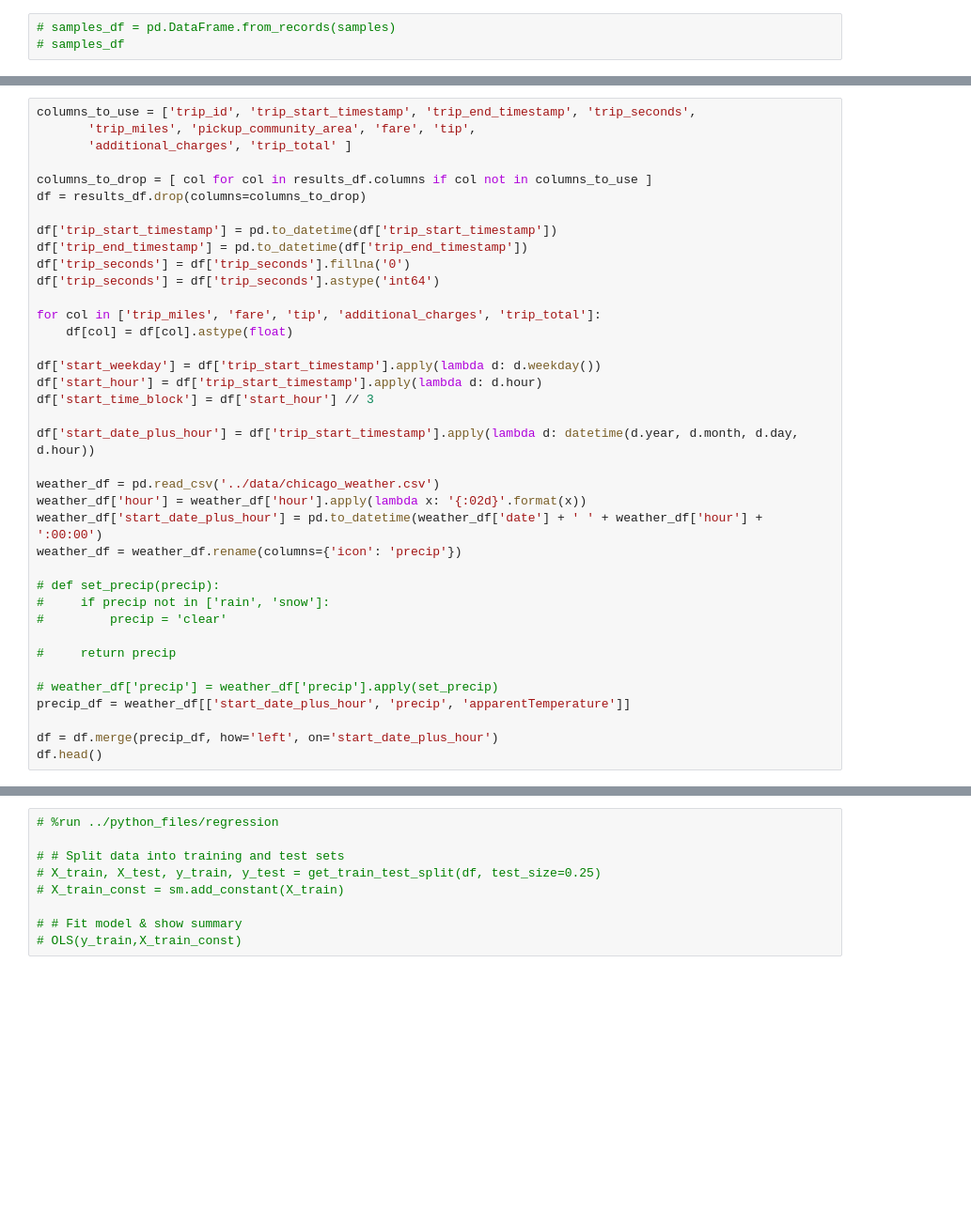
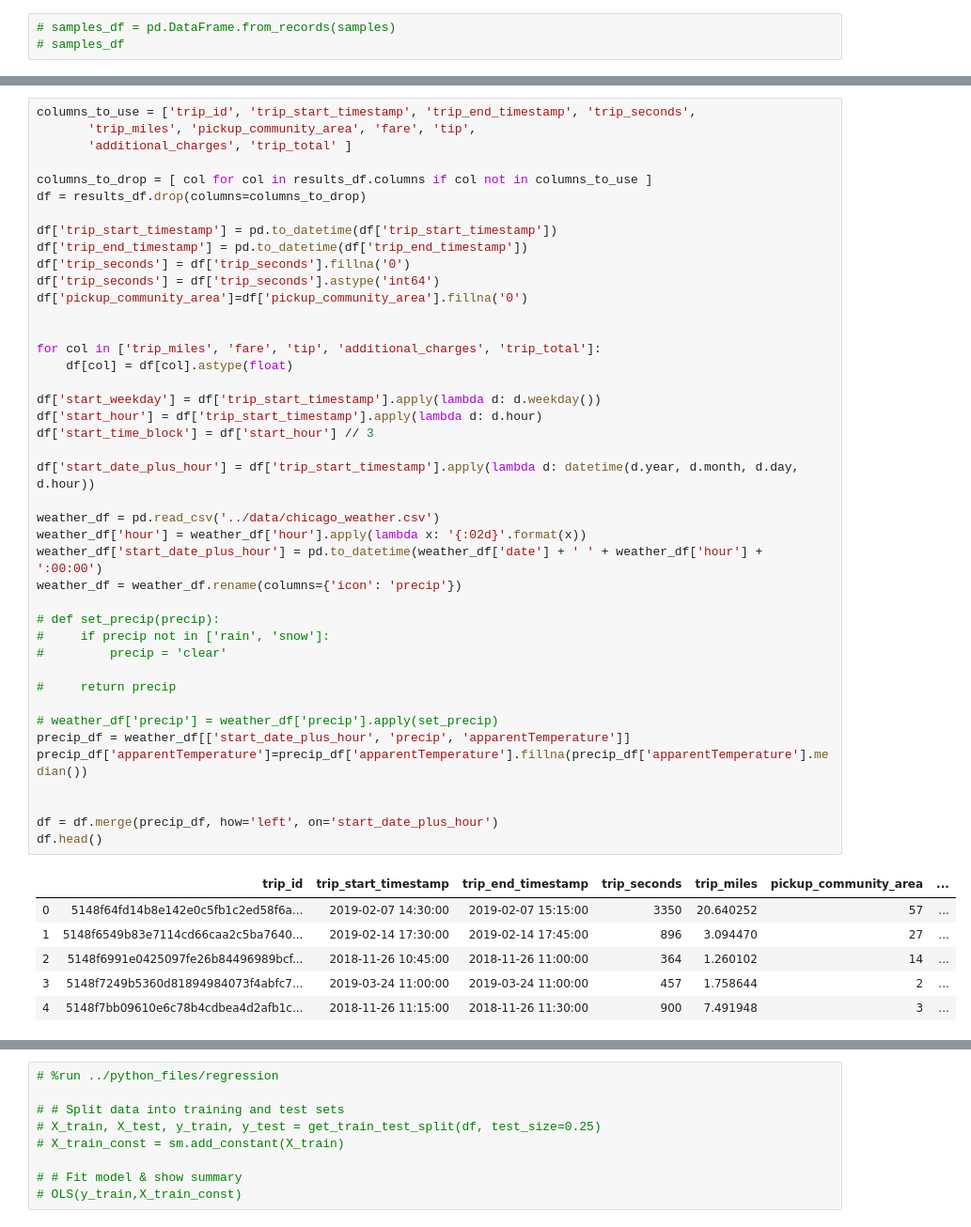
Before and after one commit to muoyo/chicago-ridesharing, a Jupyter notebook: notebooks/rideshare_EDA.ipynb, the cells around one changed output, grey strips where cells are left out. Shown at 94% size. Saved outputs shown, nothing was run; the diff lists cells and outputs as text; blank space fills up the shorter version.

```diff
--- a/notebooks/rideshare_EDA.ipynb
+++ b/notebooks/rideshare_EDA.ipynb
@@ -85,33 +99,44 @@ df = results_df.drop(columns=columns_to_drop)
 df['trip_start_timestamp'] = pd.to_datetime(df['trip_start_timestamp'])
 df['trip_end_timestamp'] = pd.to_datetime(df['trip_end_timestamp'])
 df['trip_seconds'] = df['trip_seconds'].fillna('0')
 df['trip_seconds'] = df['trip_seconds'].astype('int64')
+df['pickup_community_area']=df['pickup_community_area'].fillna('0')
+
 
 for col in ['trip_miles', 'fare', 'tip', 'additional_charges', 'trip_total']:
     df[col] = df[col].astype(float)
 
 df['start_weekday'] = df['trip_start_timestamp'].apply(lambda d: d.weekday())
 df['start_hour'] = df['trip_start_timestamp'].apply(lambda d: d.hour)
 df['start_time_block'] = df['start_hour'] // 3
 
 df['start_date_plus_hour'] = df['trip_start_timestamp'].apply(lambda d: datetime(d.year, d.month, d.day, d.hour))
 
 weather_df = pd.read_csv('../data/chicago_weather.csv')
 weather_df['hour'] = weather_df['hour'].apply(lambda x: '{:02d}'.format(x))
 weather_df['start_date_plus_hour'] = pd.to_datetime(weather_df['date'] + ' ' + weather_df['hour'] + ':00:00')
 weather_df = weather_df.rename(columns={'icon': 'precip'})
 
 # def set_precip(precip):
 #     if precip not in ['rain', 'snow']:
 #         precip = 'clear'
 
 #     return precip
 
 # weather_df['precip'] = weather_df['precip'].apply(set_precip)
 precip_df = weather_df[['start_date_plus_hour', 'precip', 'apparentTemperature']]
+precip_df['apparentTemperature']=precip_df['apparentTemperature'].fillna(precip_df['apparentTemperature'].median())
+
 
 df = df.merge(precip_df, how='left', on='start_date_plus_hour')
 df.head()
+# %% [output]
+|  | trip_id | trip_start_timestamp | trip_end_timestamp | trip_seconds | trip_miles | pickup_community_area | ... |
+| 0 | 5148f64fd14b8e142e0c5fb1c2ed58f6a... | 2019-02-07 14:30:00 | 2019-02-07 15:15:00 | 3350 | 20.640252 | 57 | ... |
+| 1 | 5148f6549b83e7114cd66caa2c5ba7640... | 2019-02-14 17:30:00 | 2019-02-14 17:45:00 | 896 | 3.094470 | 27 | ... |
+| 2 | 5148f6991e0425097fe26b84496989bcf... | 2018-11-26 10:45:00 | 2018-11-26 11:00:00 | 364 | 1.260102 | 14 | ... |
+| 3 | 5148f7249b5360d81894984073f4abfc7... | 2019-03-24 11:00:00 | 2019-03-24 11:00:00 | 457 | 1.758644 | 2 | ... |
+| 4 | 5148f7bb09610e6c78b4cdbea4d2afb1c... | 2018-11-26 11:15:00 | 2018-11-26 11:30:00 | 900 | 7.491948 | 3 | ... |
 # %%
 df.head()
 df.info()
```
Also changed, not shown: parts of 8 cells of this notebook.
